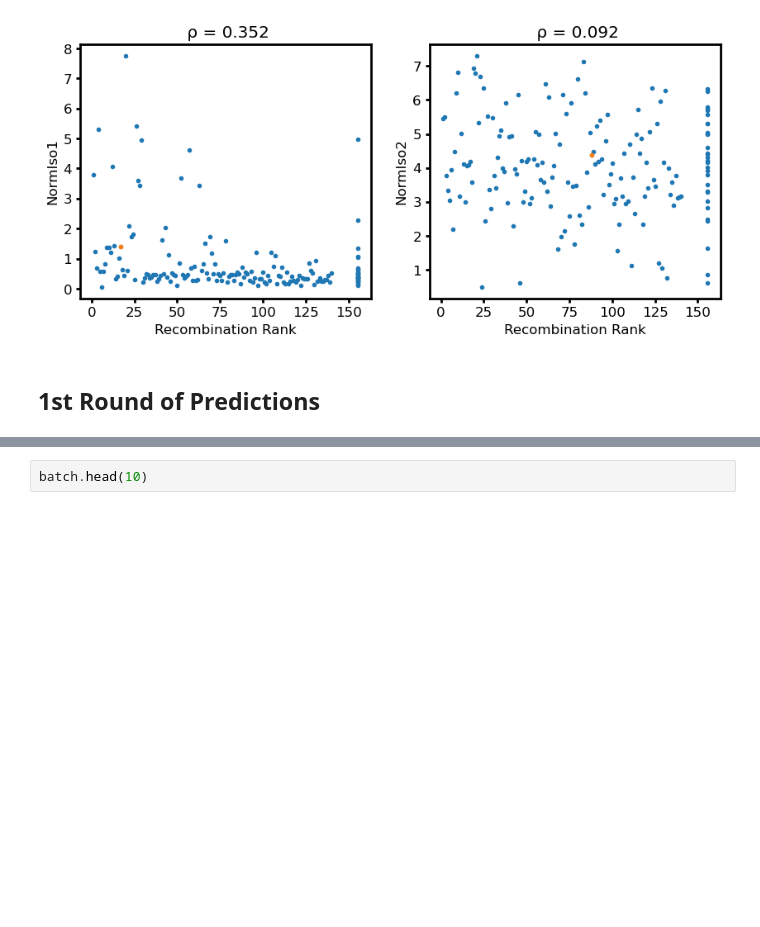
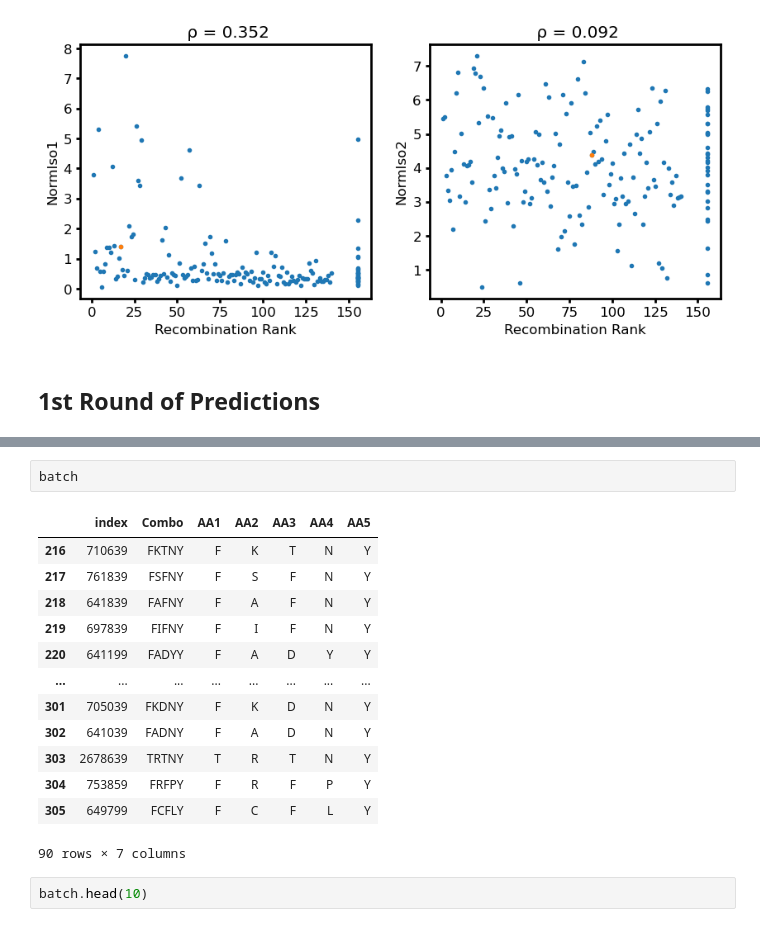
Before and after one commit to jsunn-y/ALDE, a Jupyter notebook: analysis/visualization.ipynb, the cells around one changed output, grey strips where cells are left out. Drawn from its saved outputs; the diff is of its cells as text; blank space fills up the shorter version.

```diff
--- a/analysis/visualization.ipynb
+++ b/analysis/visualization.ipynb
@@ -872,3 +847,19 @@ See the caveats in the documentation: https://pandas.pydata.org/pandas-docs/stab
+# %%
+batch
+# %% [output]
+|  | index | Combo | AA1 | AA2 | AA3 | AA4 | AA5 |
+| 216 | 710639 | FKTNY | F | K | T | N | Y |
+| 217 | 761839 | FSFNY | F | S | F | N | Y |
+| 218 | 641839 | FAFNY | F | A | F | N | Y |
+| 219 | 697839 | FIFNY | F | I | F | N | Y |
+| 220 | 641199 | FADYY | F | A | D | Y | Y |
+| ... | ... | ... | ... | ... | ... | ... | ... |
+| 301 | 705039 | FKDNY | F | K | D | N | Y |
+| 302 | 641039 | FADNY | F | A | D | N | Y |
+| 303 | 2678639 | TRTNY | T | R | T | N | Y |
+| 304 | 753859 | FRFPY | F | R | F | P | Y |
+| 305 | 649799 | FCFLY | F | C | F | L | Y |
+90 rows × 7 columns
 # %%
 batch.head(10)
 # %% [output]
```
Also changed, not shown: parts of 10 cells of this notebook, 6 other files.
